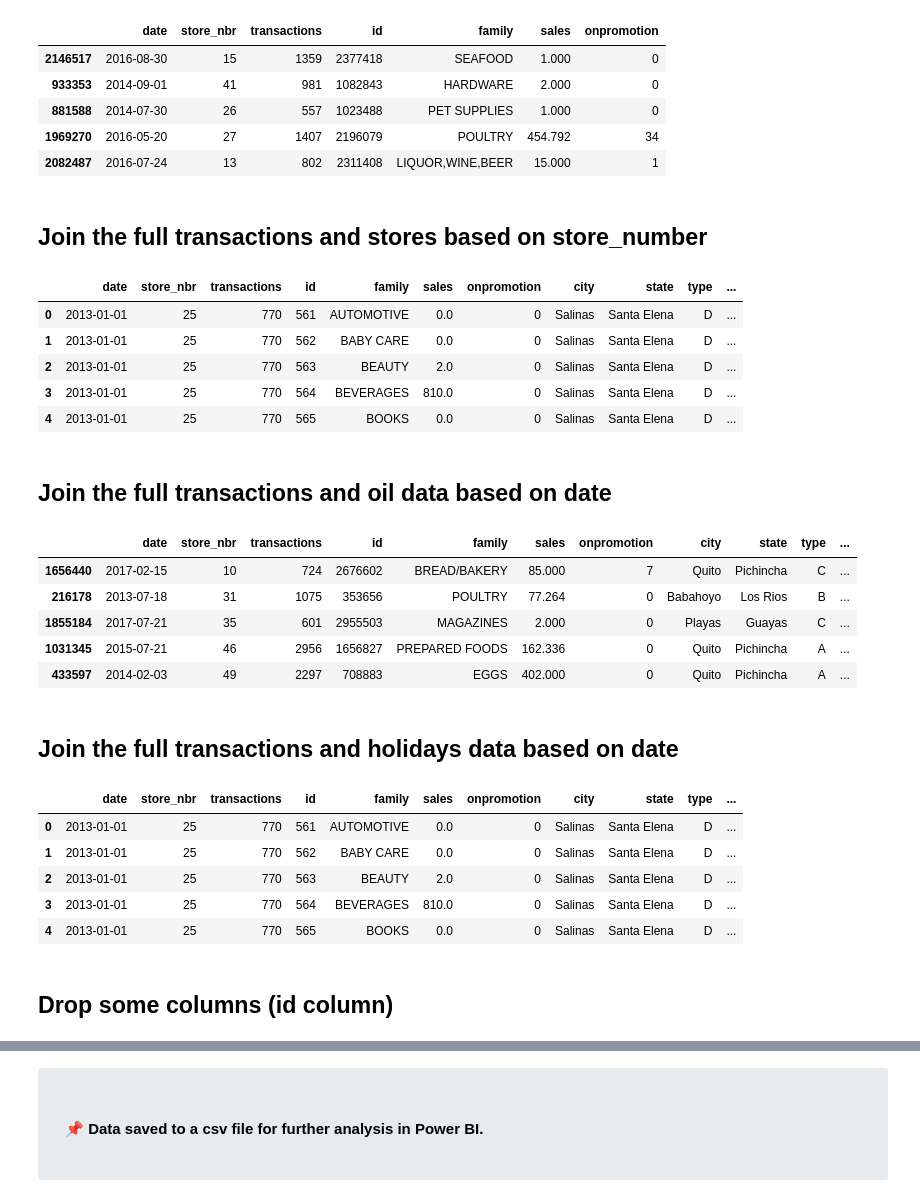
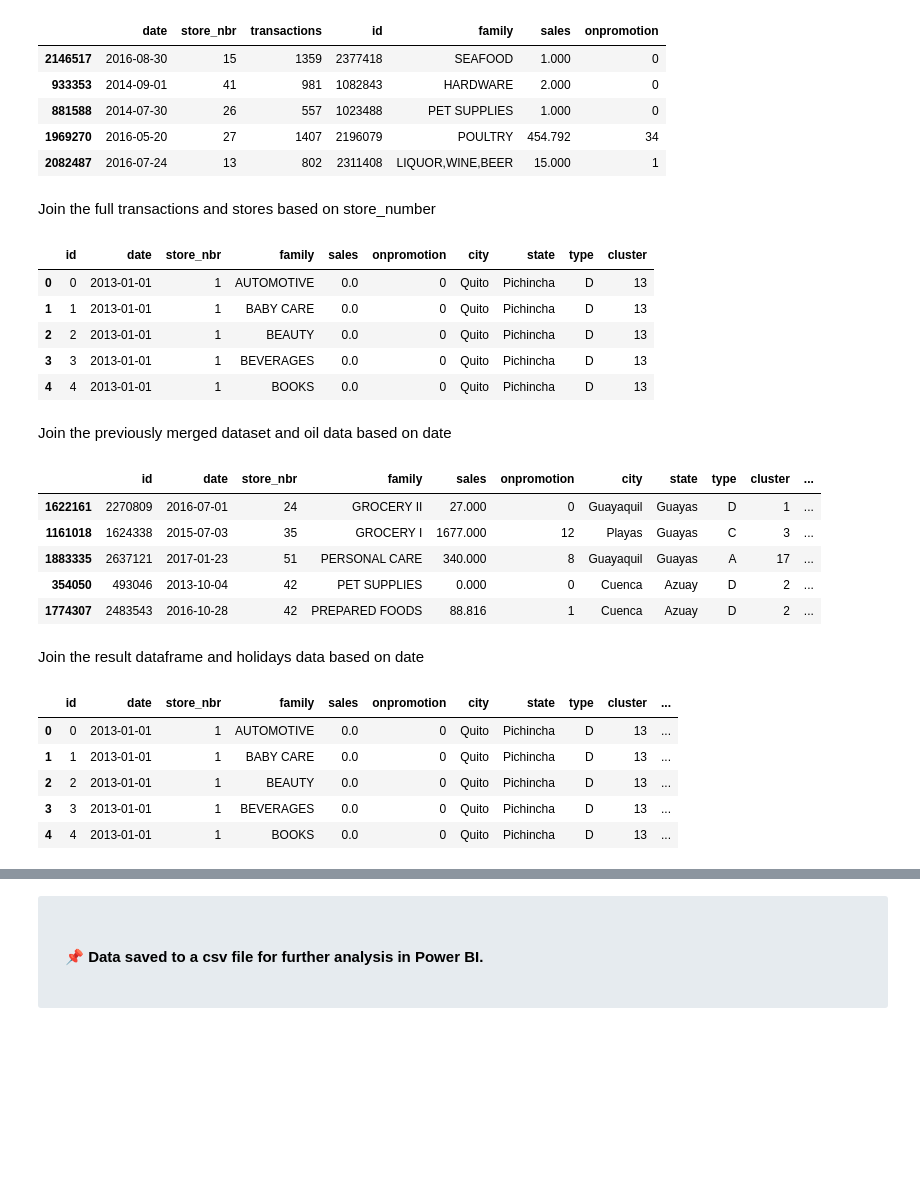
Before and after one commit to aaronayitey/LP3-Time-Series-Analysis, a Jupyter notebook: code.ipynb, the cells around one changed output, grey strips where cells are left out. Saved outputs shown, nothing was run; the diff lists cells and outputs as text; code cells hidden in the pictures; blank space fills up the shorter version.

```diff
--- a/code.ipynb
+++ b/code.ipynb
@@ -112,0 +120,5 @@ oil.head()
+# %%
+#Reading data from other sources
+train = pd.read_csv('./data/train.csv')
+test = pd.read_csv('./data/test.csv')
+transactions = pd.read_csv('./data/transactions.csv')
@@ -172,3 +390,0 @@ transactions.head()    # View the first 5 rows
-# %%
-train = pd.read_csv('data/train.csv')  # load the transactions data
-train.sample(5)   # View the first 5 rows
@@ -214,23 +418,22 @@ full_transaction.sample(5)
 | 1969270 | 2016-05-20 | 27 | 1407 | 2196079 | POULTRY | 454.792 | 34 |
 | 2082487 | 2016-07-24 | 13 | 802 | 2311408 | LIQUOR,WINE,BEER | 15.000 | 1 |
 # %% [markdown]
-## Join the full transactions and stores based on store_number
+Join the full transactions and stores based on store_number
 # %%
 # Merge the 'full_transaction' DataFrame with the 'sotres' DataFrame
 # This combines the data based on the 'sote_nbr' column, using an 'inner' join type
 # The result is a new DataFrame named 'result'
-
-result = pd.merge(full_transaction, stores, on='store_nbr', how='inner')
+result = pd.merge( train, stores, on='store_nbr', how='inner')
 result.head(5)
 # %% [output]
-|  | date | store_nbr | transactions | id | family | sales | onpromotion | city | state | type | ... |
-| 0 | 2013-01-01 | 25 | 770 | 561 | AUTOMOTIVE | 0.0 | 0 | Salinas | Santa Elena | D | ... |
-| 1 | 2013-01-01 | 25 | 770 | 562 | BABY CARE | 0.0 | 0 | Salinas | Santa Elena | D | ... |
-| 2 | 2013-01-01 | 25 | 770 | 563 | BEAUTY | 2.0 | 0 | Salinas | Santa Elena | D | ... |
-| 3 | 2013-01-01 | 25 | 770 | 564 | BEVERAGES | 810.0 | 0 | Salinas | Santa Elena | D | ... |
-| 4 | 2013-01-01 | 25 | 770 | 565 | BOOKS | 0.0 | 0 | Salinas | Santa Elena | D | ... |
+|  | id | date | store_nbr | family | sales | onpromotion | city | state | type | cluster |
+| 0 | 0 | 2013-01-01 | 1 | AUTOMOTIVE | 0.0 | 0 | Quito | Pichincha | D | 13 |
+| 1 | 1 | 2013-01-01 | 1 | BABY CARE | 0.0 | 0 | Quito | Pichincha | D | 13 |
+| 2 | 2 | 2013-01-01 | 1 | BEAUTY | 0.0 | 0 | Quito | Pichincha | D | 13 |
+| 3 | 3 | 2013-01-01 | 1 | BEVERAGES | 0.0 | 0 | Quito | Pichincha | D | 13 |
+| 4 | 4 | 2013-01-01 | 1 | BOOKS | 0.0 | 0 | Quito | Pichincha | D | 13 |
 # %% [markdown]
-## Join the full transactions and oil data based on date
+Join the previously merged dataset and oil data based on date
 # %%
 # Merge the 'result' DataFrame with the 'oil' DataFrame
 # This combines the data based on the 'date' column, using an 'inner' join type
@@ -239,32 +442,30 @@ result.head(5)
 result1= pd.merge(result, oil, on='date', how='inner')
 result1.sample(5)
 # %% [output]
-|  | date | store_nbr | transactions | id | family | sales | onpromotion | city | state | type | ... |
-| 1656440 | 2017-02-15 | 10 | 724 | 2676602 | BREAD/BAKERY | 85.000 | 7 | Quito | Pichincha | C | ... |
-| 216178 | 2013-07-18 | 31 | 1075 | 353656 | POULTRY | 77.264 | 0 | Babahoyo | Los Rios | B | ... |
-| 1855184 | 2017-07-21 | 35 | 601 | 2955503 | MAGAZINES | 2.000 | 0 | Playas | Guayas | C | ... |
-| 1031345 | 2015-07-21 | 46 | 2956 | 1656827 | PREPARED FOODS | 162.336 | 0 | Quito | Pichincha | A | ... |
-| 433597 | 2014-02-03 | 49 | 2297 | 708883 | EGGS | 402.000 | 0 | Quito | Pichincha | A | ... |
+|  | id | date | store_nbr | family | sales | onpromotion | city | state | type | cluster | ... |
+| 1622161 | 2270809 | 2016-07-01 | 24 | GROCERY II | 27.000 | 0 | Guayaquil | Guayas | D | 1 | ... |
+| 1161018 | 1624338 | 2015-07-03 | 35 | GROCERY I | 1677.000 | 12 | Playas | Guayas | C | 3 | ... |
+| 1883335 | 2637121 | 2017-01-23 | 51 | PERSONAL CARE | 340.000 | 8 | Guayaquil | Guayas | A | 17 | ... |
+| 354050 | 493046 | 2013-10-04 | 42 | PET SUPPLIES | 0.000 | 0 | Cuenca | Azuay | D | 2 | ... |
+| 1774307 | 2483543 | 2016-10-28 | 42 | PREPARED FOODS | 88.816 | 1 | Cuenca | Azuay | D | 2 | ... |
 # %% [markdown]
-## Join the full transactions and holidays data based on date
+Join the result dataframe and holidays data based on date
 # %%
 # Merge the 'result1' DataFrame with the 'holidays_events' DataFrame
 # This combines the data based on the 'date' column, using an 'inner' join type
 # The result is a new DataFrame named 'salesdata'
 
 
-salesdata= pd.merge(result1, holidays_events, on='date', how='inner')
+salesdata= pd.merge(result1, holidays_events, on='date')
 
 # Reset the index of the 'salesdata' DataFrame
 # The 'drop=True' parameter removes the current index, and 'inplace=True' applies the change directly to the DataFrame
 salesdata.reset_index(drop=True,inplace=True)
 salesdata.head(5)
 # %% [output]
-|  | date | store_nbr | transactions | id | family | sales | onpromotion | city | state | type | ... |
-| 0 | 2013-01-01 | 25 | 770 | 561 | AUTOMOTIVE | 0.0 | 0 | Salinas | Santa Elena | D | ... |
-| 1 | 2013-01-01 | 25 | 770 | 562 | BABY CARE | 0.0 | 0 | Salinas | Santa Elena | D | ... |
-| 2 | 2013-01-01 | 25 | 770 | 563 | BEAUTY | 2.0 | 0 | Salinas | Santa Elena | D | ... |
-| 3 | 2013-01-01 | 25 | 770 | 564 | BEVERAGES | 810.0 | 0 | Salinas | Santa Elena | D | ... |
-| 4 | 2013-01-01 | 25 | 770 | 565 | BOOKS | 0.0 | 0 | Salinas | Santa Elena | D | ... |
+|  | id | date | store_nbr | family | sales | onpromotion | city | state | type | cluster | ... |
+| 0 | 0 | 2013-01-01 | 1 | AUTOMOTIVE | 0.0 | 0 | Quito | Pichincha | D | 13 | ... |
+| 1 | 1 | 2013-01-01 | 1 | BABY CARE | 0.0 | 0 | Quito | Pichincha | D | 13 | ... |
+| 2 | 2 | 2013-01-01 | 1 | BEAUTY | 0.0 | 0 | Quito | Pichincha | D | 13 | ... |
+| 3 | 3 | 2013-01-01 | 1 | BEVERAGES | 0.0 | 0 | Quito | Pichincha | D | 13 | ... |
+| 4 | 4 | 2013-01-01 | 1 | BOOKS | 0.0 | 0 | Quito | Pichincha | D | 13 | ... |
-# %% [markdown]
-## Drop some columns (id column)
```
Also changed, not shown: parts of 121 cells of this notebook.
